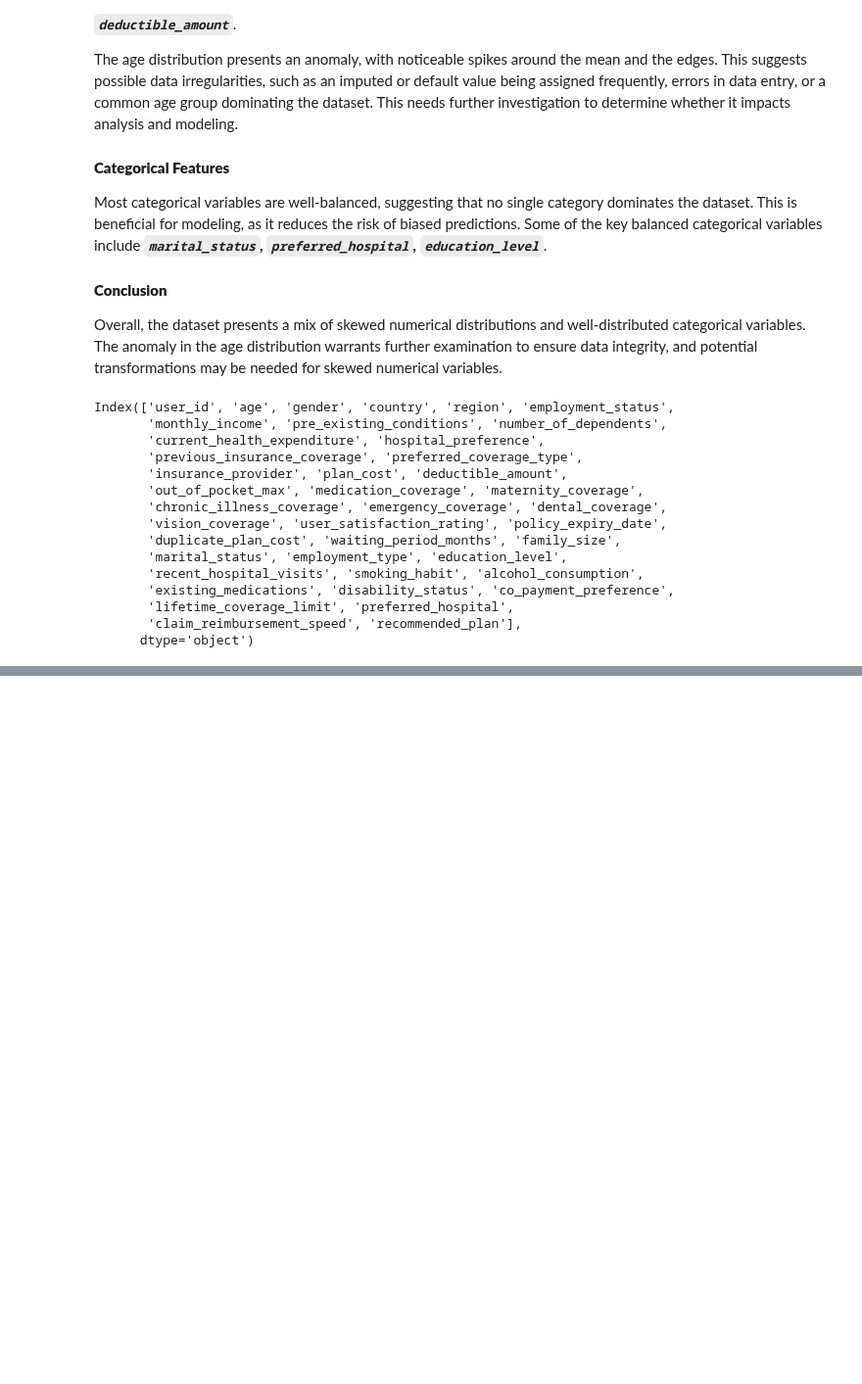
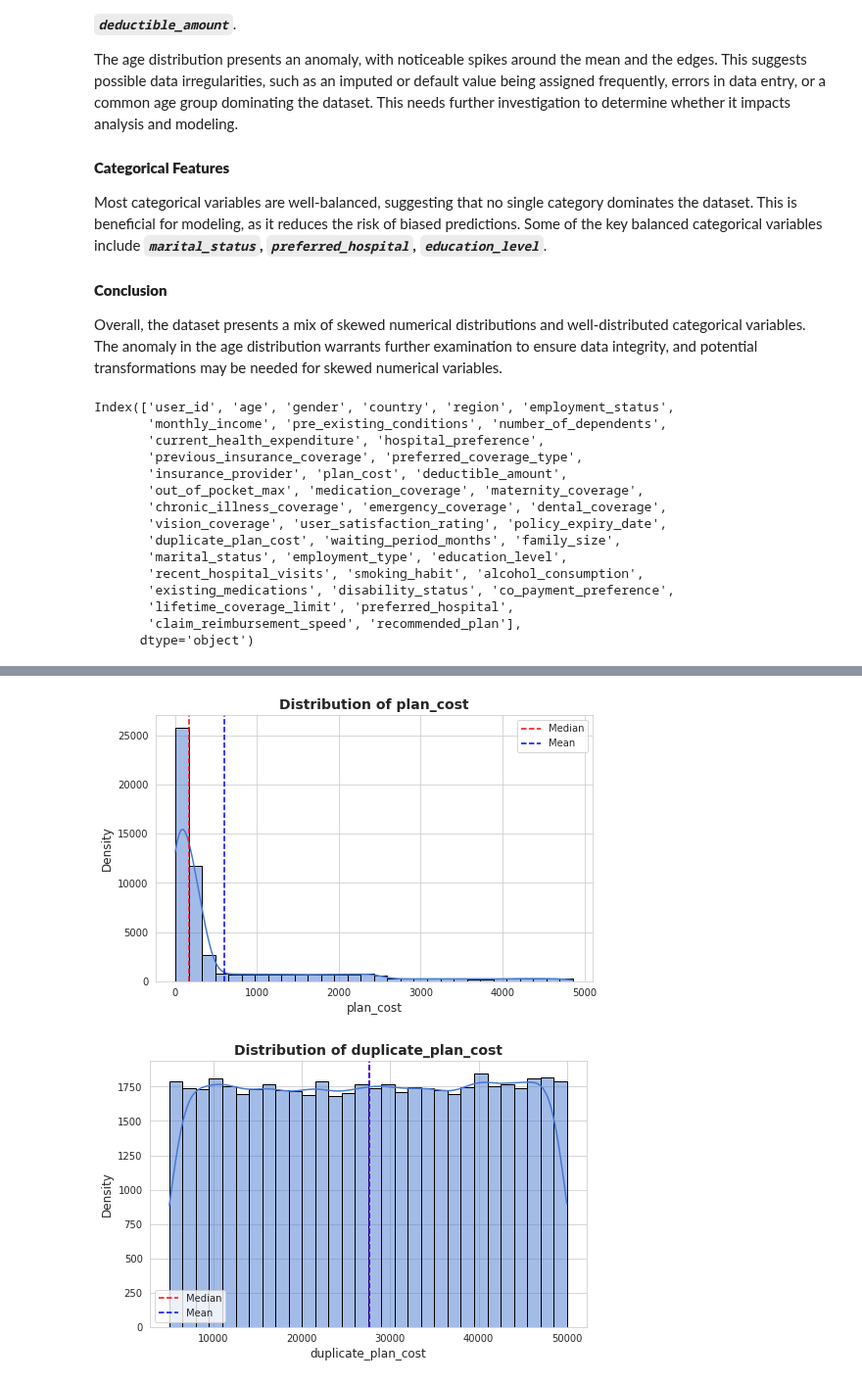
Before and after one commit to ruth-kitasi/Health-Insurance-Recommender-System, a Jupyter notebook: Notebooks/leo.ipynb, the cells around one changed output, grey strips where cells are left out. Shown at 98% size. Cells and saved outputs as stored; diff of their text form; code cells hidden in the pictures; blank space fills up the shorter version.

```diff
--- a/Notebooks/leo.ipynb
+++ b/Notebooks/leo.ipynb
@@ -456,0 +477,5 @@ Index(['user_id', 'age', 'gender', 'country', 'region', 'employment_status',
+# %%
+univariate_analysis(df[['plan_cost','duplicate_plan_cost']])
+# %% [output]
+[figure, added]
+[figure, added]
```
Also changed, not shown: parts of 7 cells of this notebook.
